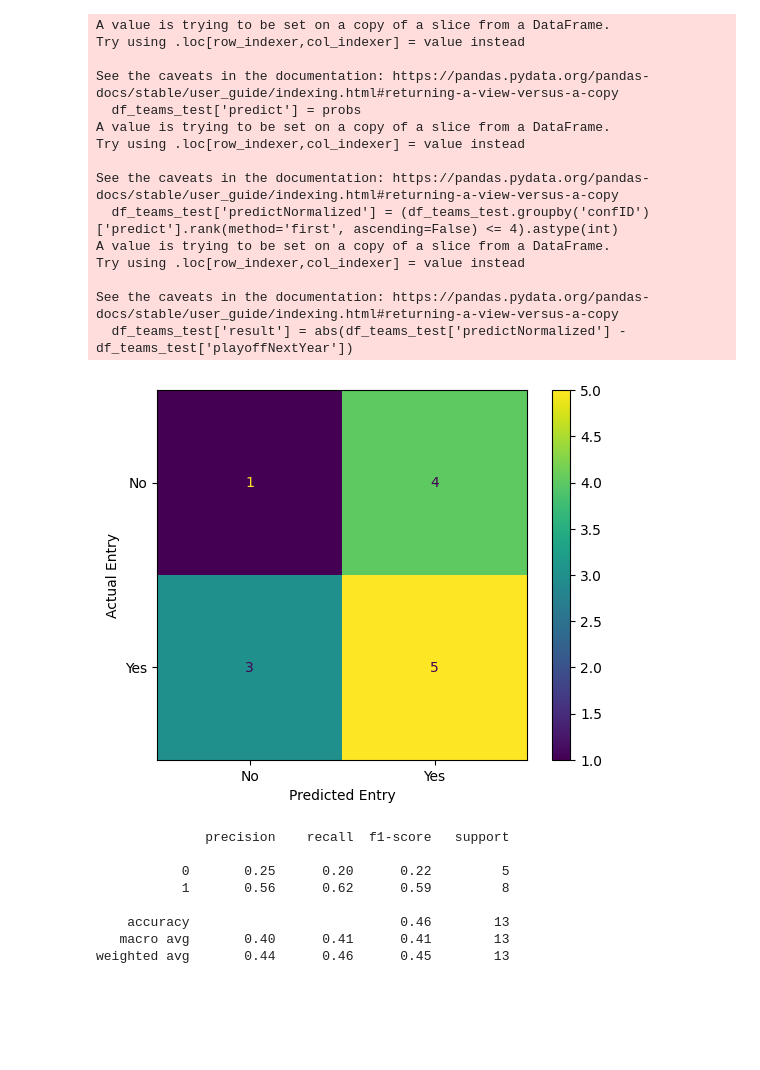
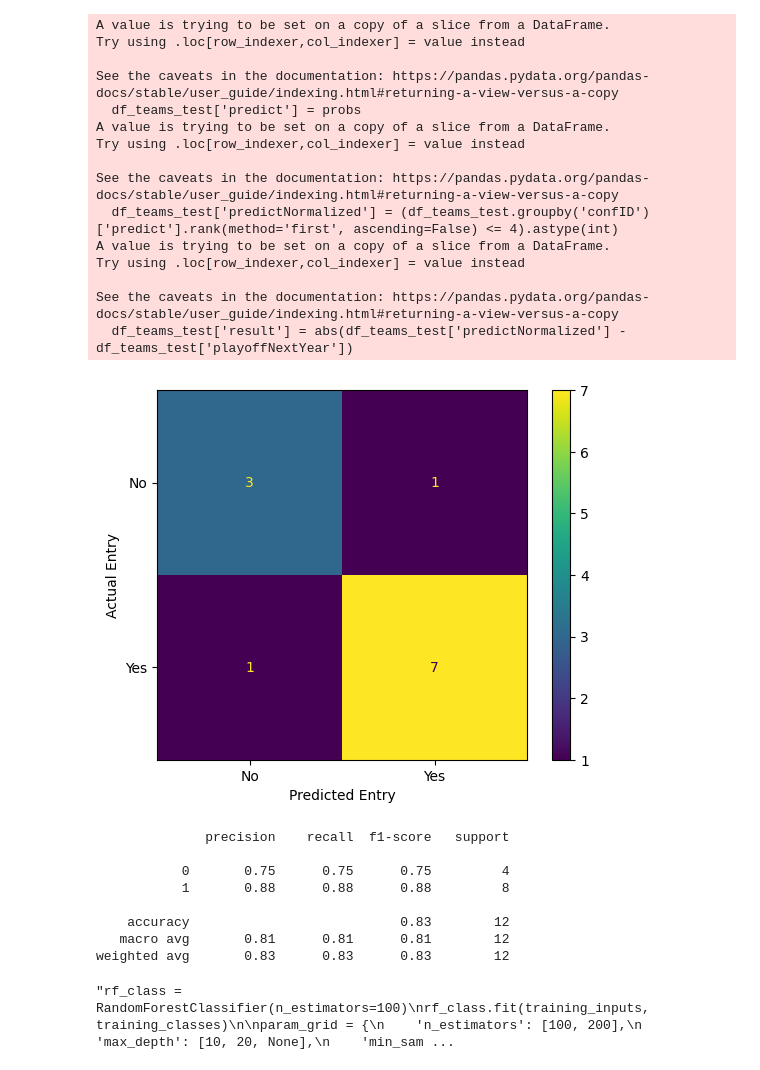
Before and after one commit to sirkotal/feup-ac, a Jupyter notebook: training.ipynb, the cells around one changed output. Saved outputs shown, nothing was run; the diff lists cells and outputs as text; code cells hidden in the pictures; blank space fills up the shorter version.

```diff
--- a/training.ipynb
+++ b/training.ipynb
@@ -38,29 +38,21 @@ df_teams = df_teams.sort_values(by=['franchID', 'year'])
 df_teams['playoffNextYear'] = df_teams['playoff'].shift(-1)
 df_teams.loc[df_teams['franchID'] != df_teams['franchID'].shift(-1), 'playoffNextYear'] = None
 df_teams.dropna(subset=['playoffNextYear'], inplace=True)
-#df_teams["confW"] = df_teams["confW"].fillna(0)
-#df_teams = df_teams.fillna(-1)
 label_encoder_tmID = LabelEncoder()
 label_encoder_playoff = LabelEncoder()
 label_encoder_playoffNextYear = LabelEncoder()
 
-#df_teams['tmID'] = label_encoder_tmID.fit_transform(df_teams['tmID'])
-#tmID_label_mapping = dict(zip(label_encoder_tmID.classes_, label_encoder_tmID.transform(label_encoder_tmID.classes_)))
 df_teams['playoff'] = label_encoder_playoff.fit_transform(df_teams['playoff'])
 df_teams['playoffNextYear'] = label_encoder_playoffNextYear.fit_transform(df_teams['playoffNextYear'])
 features = ['rank', 'won', 'Cumulative PER', 'Cumulative Win Rate'] # attend?
 
-df_teams_train = df_teams[df_teams['year'] <= 6]
-df_teams_test = df_teams[df_teams['year'].isin([7])]
-# df_teams_train = df_teams[df_teams['year'] <= 5]
-# df_teams_test = df_teams[df_teams['year'].isin([6])]
+df_teams_train = df_teams[df_teams['year'] <= 8]
+df_teams_test = df_teams[df_teams['year'].isin([9])]
 
 training_inputs = df_teams_train[features]
 training_classes = df_teams_train['playoffNextYear']
 testing_inputs = df_teams_test[features]
 testing_classes = df_teams_test['playoffNextYear']
-print(training_inputs.isna().sum())
-#print(df_teams_train[df_teams_train['tmID'] == "CHA"][['year', 'PER', 'coachID', 'Cumulative Win Rate', 'playoff', 'playoffNextYear']])
 
 dt_class = DecisionTreeClassifier(random_state=42)
 
@@ -71,7 +63,6 @@ param_grid = {
     'min_samples_leaf': [1, 2, 4]
 }
 
-# Set up GridSearchCV
 grid_search = GridSearchCV(
     estimator=dt_class,
     param_grid=param_grid,
@@ -82,27 +73,18 @@ grid_search = GridSearchCV(
 )
 
 grid_search.fit(training_inputs, training_classes)
-# print(training_inputs.isna().sum())
 
 best_model = grid_search.best_estimator_
-best_model.predict(testing_inputs)
 
-best_model.score(testing_inputs, testing_classes)
-accuracy_score(testing_classes, best_model.predict(testing_inputs))
-#importance = best_model.feature_importances_
-#for feature, imp in zip(features, importance):
-#    print(f"Feature: {feature}, Importance: {imp}")
-
-'''f = open("results.txt", "a")
-f.write("Year 9 Accuracy = " + str(accuracy_score(testing_classes, dt_class.predict(testing_inputs))) + "\n")
-f.close()'''
+importance = best_model.feature_importances_
+for feature, imp in zip(features, importance):
+    print(f"Feature: {feature}, Importance: {imp}")
 
 probs = [pred[1] for pred in best_model.predict_proba(testing_inputs)]
 df_teams_test['predict'] = probs
 df_teams_test['predictNormalized'] = (df_teams_test.groupby('confID')['predict'].rank(method='first', ascending=False) <= 4).astype(int)
 df_teams_test['result'] = abs(df_teams_test['predictNormalized'] - df_teams_test['playoffNextYear'])
 print(df_teams_test['result'].sum())
-print(df_teams_test[['tmID', 'predictNormalized']])
 print(df_teams_test.loc[df_teams_test['confID']=="EA", ['tmID', 'predict', 'predictNormalized']])
 print(df_teams_test.loc[df_teams_test['confID']=="WE", ['tmID', 'predict', 'predictNormalized']])
 #print(tmID_label_mapping)
@@ -131,29 +116,29 @@ Fitting 5 folds for each of 144 candidates, totalling 720 fits
 A value is trying to be set on a copy of a slice from a DataFrame.
 Try using .loc[row_indexer,col_indexer] = value instead
 
 See the caveats in the documentation: https://pandas.pydata.org/pandas-docs/stable/user_guide/indexing.html#returning-a-view-versus-a-copy
   df_teams_test['predict'] = probs
 A value is trying to be set on a copy of a slice from a DataFrame.
 Try using .loc[row_indexer,col_indexer] = value instead
 
 See the caveats in the documentation: https://pandas.pydata.org/pandas-docs/stable/user_guide/indexing.html#returning-a-view-versus-a-copy
   df_teams_test['predictNormalized'] = (df_teams_test.groupby('confID')['predict'].rank(method='first', ascending=False) <= 4).astype(int)
 A value is trying to be set on a copy of a slice from a DataFrame.
 Try using .loc[row_indexer,col_indexer] = value instead
 
 See the caveats in the documentation: https://pandas.pydata.org/pandas-docs/stable/user_guide/indexing.html#returning-a-view-versus-a-copy
   df_teams_test['result'] = abs(df_teams_test['predictNormalized'] - df_teams_test['playoffNextYear'])
-[figure, old version]
+[figure, new version]
               precision    recall  f1-score   support
 
-           0       0.25      0.20      0.22         5
-           1       0.56      0.62      0.59         8
+           0       0.75      0.75      0.75         4
+           1       0.88      0.88      0.88         8
 
-    accuracy                           0.46        13
-   macro avg       0.40      0.41      0.41        13
-weighted avg       0.44      0.46      0.45        13
+    accuracy                           0.83        12
+   macro avg       0.81      0.81      0.81        12
+weighted avg       0.83      0.83      0.83        12
 # %%
-rf_class = RandomForestClassifier(n_estimators=100)
+'''rf_class = RandomForestClassifier(n_estimators=100)
 rf_class.fit(training_inputs, training_classes)
 
 param_grid = {
@@ -177,7 +162,9 @@ df_teams_test['result'] = abs(df_teams_test['predict'] - df_teams_test['playoffN
 print(df_teams_test['result'].sum())
 accuracy_score(testing_classes, best_model.predict(testing_inputs))
 
-data_results(testing_classes, testing_inputs, best_model)
+data_results(testing_classes, testing_inputs, best_model)'''
+# %% [output]
+"rf_class = RandomForestClassifier(n_estimators=100)\nrf_class.fit(training_inputs, training_classes)\n\nparam_grid = {\n    'n_estimators': [100, 200],\n    'max_depth': [10, 20, None],\n    'min_sam ...
 # %%
 nb_class = GaussianNB()
 nb_class.fit(training_inputs, training_classes)
```
Also changed, not shown: parts of 5 cells of this notebook, 11 other files.
